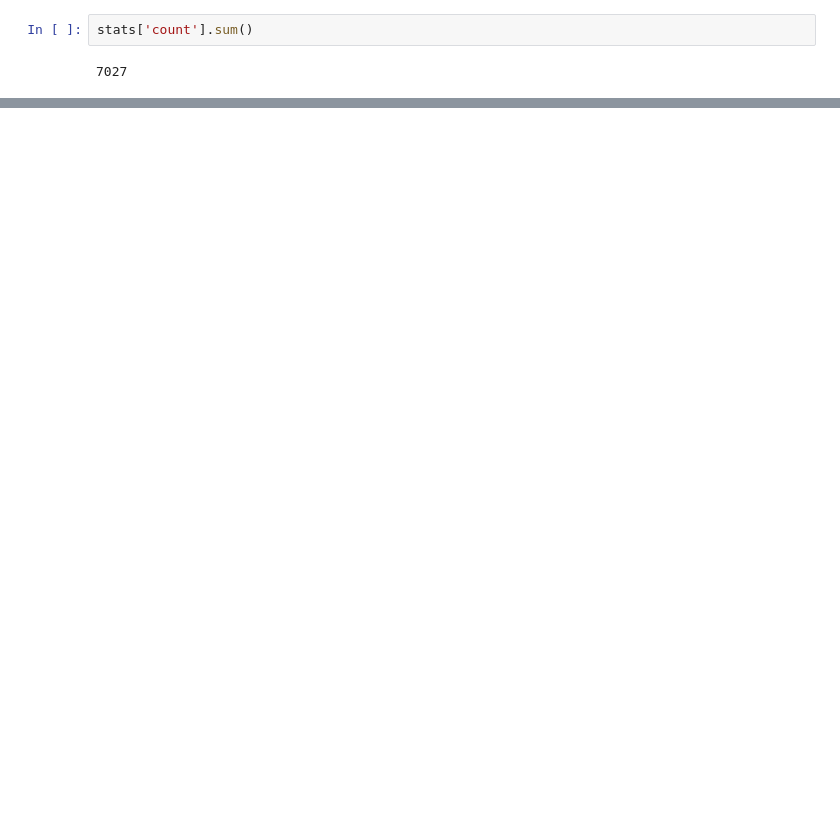
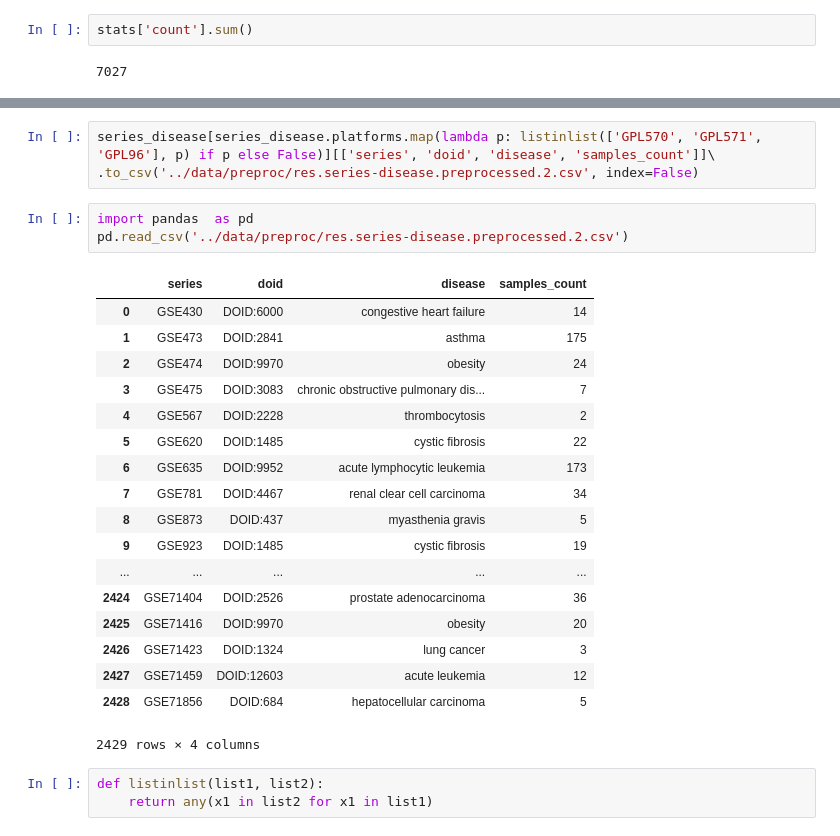
Before and after one commit to lpenguin/python-notebooks, a Jupyter notebook: geo_annotation/disease_graph-all.ipynb, the cells around one changed output, grey strips where cells are left out. Cells and saved outputs as stored; diff of their text form; blank space fills up the shorter version.

```diff
--- a/geo_annotation/disease_graph-all.ipynb
+++ b/geo_annotation/disease_graph-all.ipynb
@@ -262,0 +410,28 @@ stats['count'].sum()
+# %%
+series_disease[series_disease.platforms.map(lambda p: listinlist(['GPL570', 'GPL571', 'GPL96'], p) if p else False)][['series', 'doid', 'disease', 'samples_count']]\
+.to_csv('../data/preproc/res.series-disease.preprocessed.2.csv', index=False)
+# %%
+import pandas  as pd
+pd.read_csv('../data/preproc/res.series-disease.preprocessed.2.csv')
+# %% [output]
+|  | series | doid | disease | samples_count |
+| 0 | GSE430 | DOID:6000 | congestive heart failure | 14 |
+| 1 | GSE473 | DOID:2841 | asthma | 175 |
+| 2 | GSE474 | DOID:9970 | obesity | 24 |
+| 3 | GSE475 | DOID:3083 | chronic obstructive pulmonary dis... | 7 |
+| 4 | GSE567 | DOID:2228 | thrombocytosis | 2 |
+| 5 | GSE620 | DOID:1485 | cystic fibrosis | 22 |
+| 6 | GSE635 | DOID:9952 | acute lymphocytic leukemia | 173 |
+| 7 | GSE781 | DOID:4467 | renal clear cell carcinoma | 34 |
+| 8 | GSE873 | DOID:437 | myasthenia gravis | 5 |
+| 9 | GSE923 | DOID:1485 | cystic fibrosis | 19 |
+| ... | ... | ... | ... | ... |
+| 2424 | GSE71404 | DOID:2526 | prostate adenocarcinoma | 36 |
+| 2425 | GSE71416 | DOID:9970 | obesity | 20 |
+| 2426 | GSE71423 | DOID:1324 | lung cancer | 3 |
+| 2427 | GSE71459 | DOID:12603 | acute leukemia | 12 |
+| 2428 | GSE71856 | DOID:684 | hepatocellular carcinoma | 5 |
+2429 rows × 4 columns
+# %%
+def listinlist(list1, list2):
+    return any(x1 in list2 for x1 in list1)
```
Also changed, not shown: parts of 19 cells of this notebook, 47 other files.
